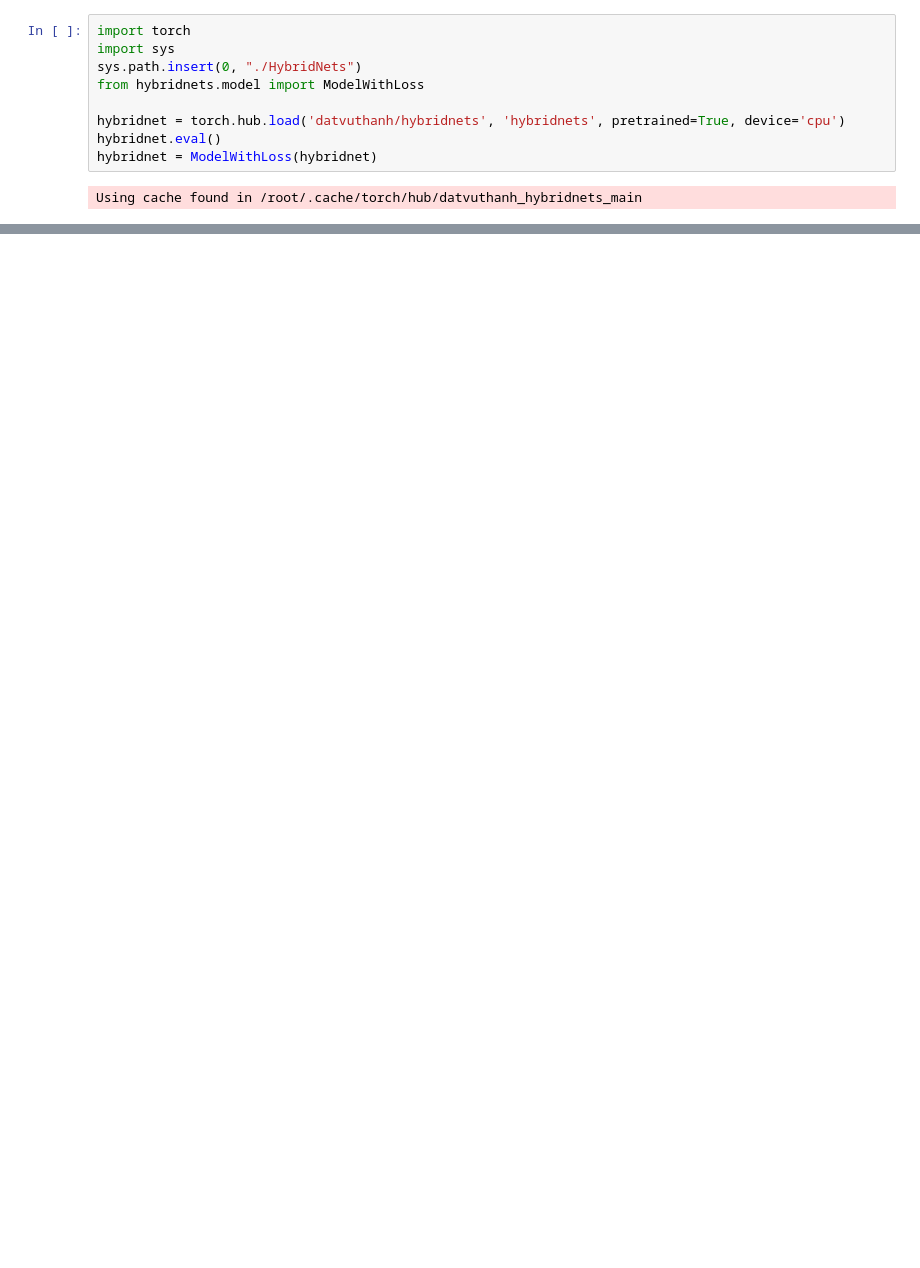
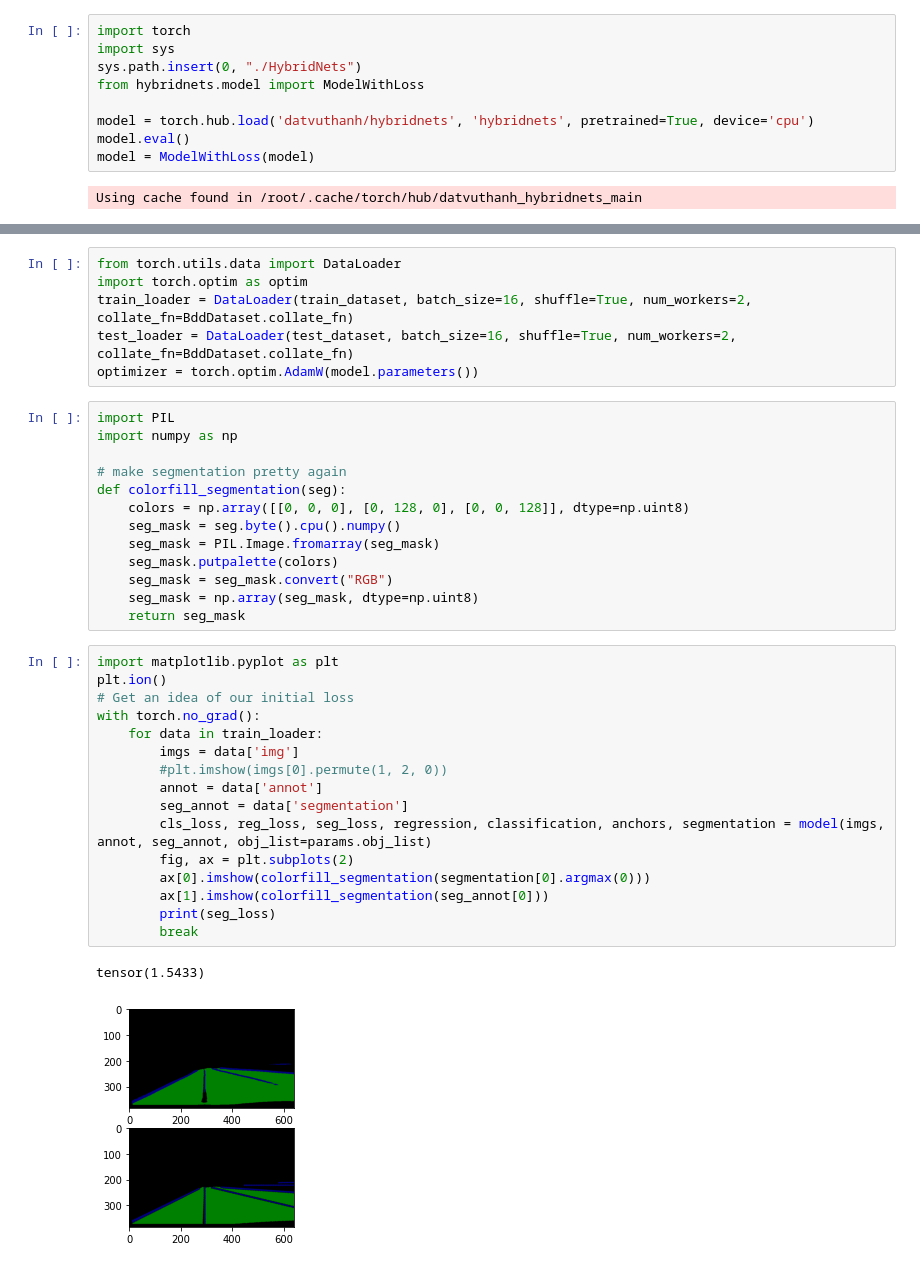
Before and after one commit to JakobWyatt/smart-wheelchair, a Jupyter notebook: colab/TrainSegModels_HybridNets.ipynb, the cells around one changed output, grey strips where cells are left out. Saved outputs shown, nothing was run; the diff lists cells and outputs as text; blank space fills up the shorter version.

```diff
--- a/colab/TrainSegModels_HybridNets.ipynb
+++ b/colab/TrainSegModels_HybridNets.ipynb
@@ -21,8 +22,8 @@ import sys
 sys.path.insert(0, "./HybridNets")
 from hybridnets.model import ModelWithLoss
 
-hybridnet = torch.hub.load('datvuthanh/hybridnets', 'hybridnets', pretrained=True, device='cpu')
-hybridnet.eval()
-hybridnet = ModelWithLoss(hybridnet)
+model = torch.hub.load('datvuthanh/hybridnets', 'hybridnets', pretrained=True, device='cpu')
+model.eval()
+model = ModelWithLoss(model)
 # %% [output]
 Using cache found in /root/.cache/torch/hub/datvuthanh_hybridnets_main
@@ -72,0 +63,38 @@ AttributeError: ignored
+# %%
+from torch.utils.data import DataLoader
+import torch.optim as optim
+train_loader = DataLoader(train_dataset, batch_size=16, shuffle=True, num_workers=2, collate_fn=BddDataset.collate_fn)
+test_loader = DataLoader(test_dataset, batch_size=16, shuffle=True, num_workers=2, collate_fn=BddDataset.collate_fn)
+optimizer = torch.optim.AdamW(model.parameters())
+# %%
+import PIL
+import numpy as np
+
+# make segmentation pretty again
+def colorfill_segmentation(seg):
+    colors = np.array([[0, 0, 0], [0, 128, 0], [0, 0, 128]], dtype=np.uint8)
+    seg_mask = seg.byte().cpu().numpy()
+    seg_mask = PIL.Image.fromarray(seg_mask)
+    seg_mask.putpalette(colors)
+    seg_mask = seg_mask.convert("RGB")
+    seg_mask = np.array(seg_mask, dtype=np.uint8)
+    return seg_mask
+# %%
+import matplotlib.pyplot as plt
+plt.ion()
+# Get an idea of our initial loss
+with torch.no_grad():
+    for data in train_loader:
+        imgs = data['img']
+        #plt.imshow(imgs[0].permute(1, 2, 0))
+        annot = data['annot']
+        seg_annot = data['segmentation']
+        cls_loss, reg_loss, seg_loss, regression, classification, anchors, segmentation = model(imgs, annot, seg_annot, obj_list=params.obj_list)
+        fig, ax = plt.subplots(2)
+        ax[0].imshow(colorfill_segmentation(segmentation[0].argmax(0)))
+        ax[1].imshow(colorfill_segmentation(seg_annot[0]))
+        print(seg_loss)
+        break
+# %% [output]
+tensor(1.5433)
+[figure, added]
```
Also changed, not shown: parts of 6 cells of this notebook.
